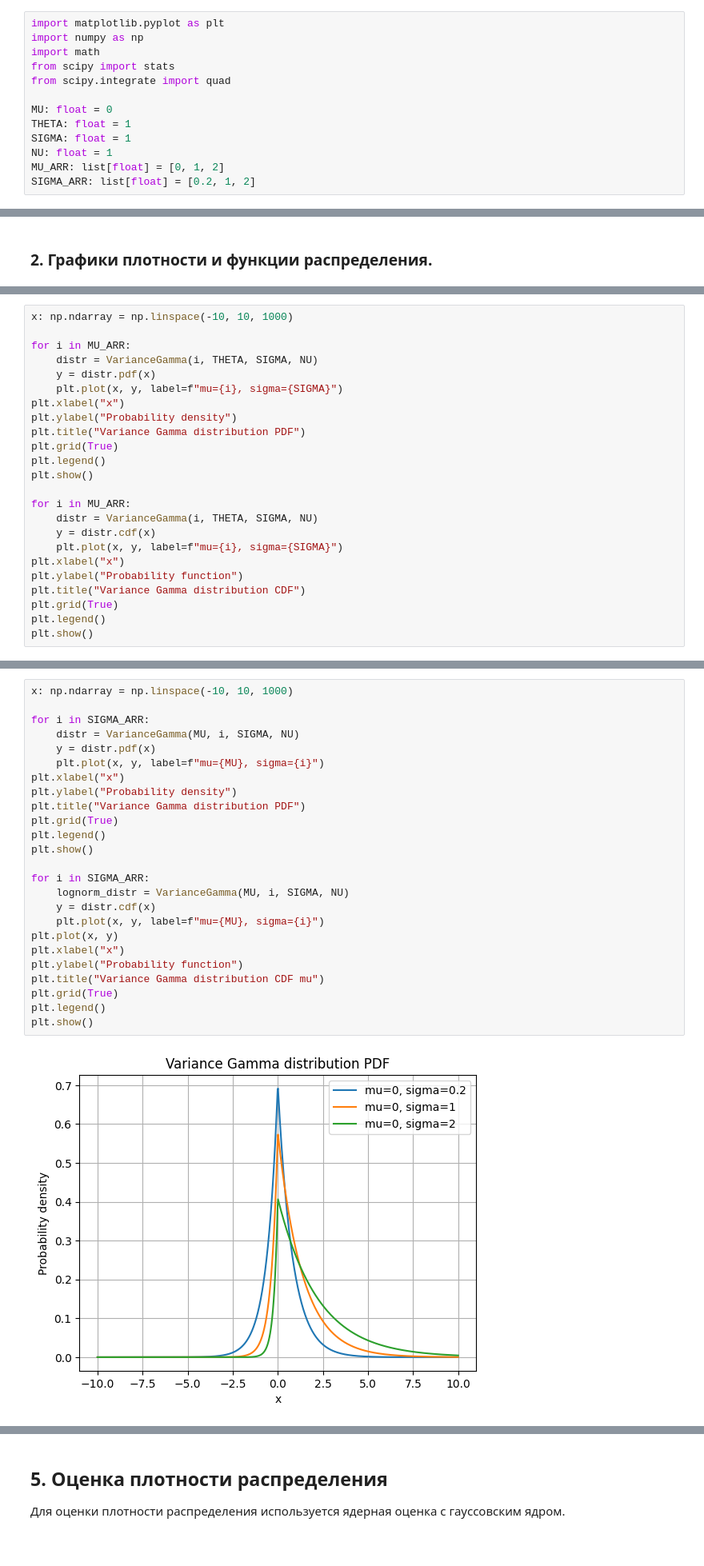
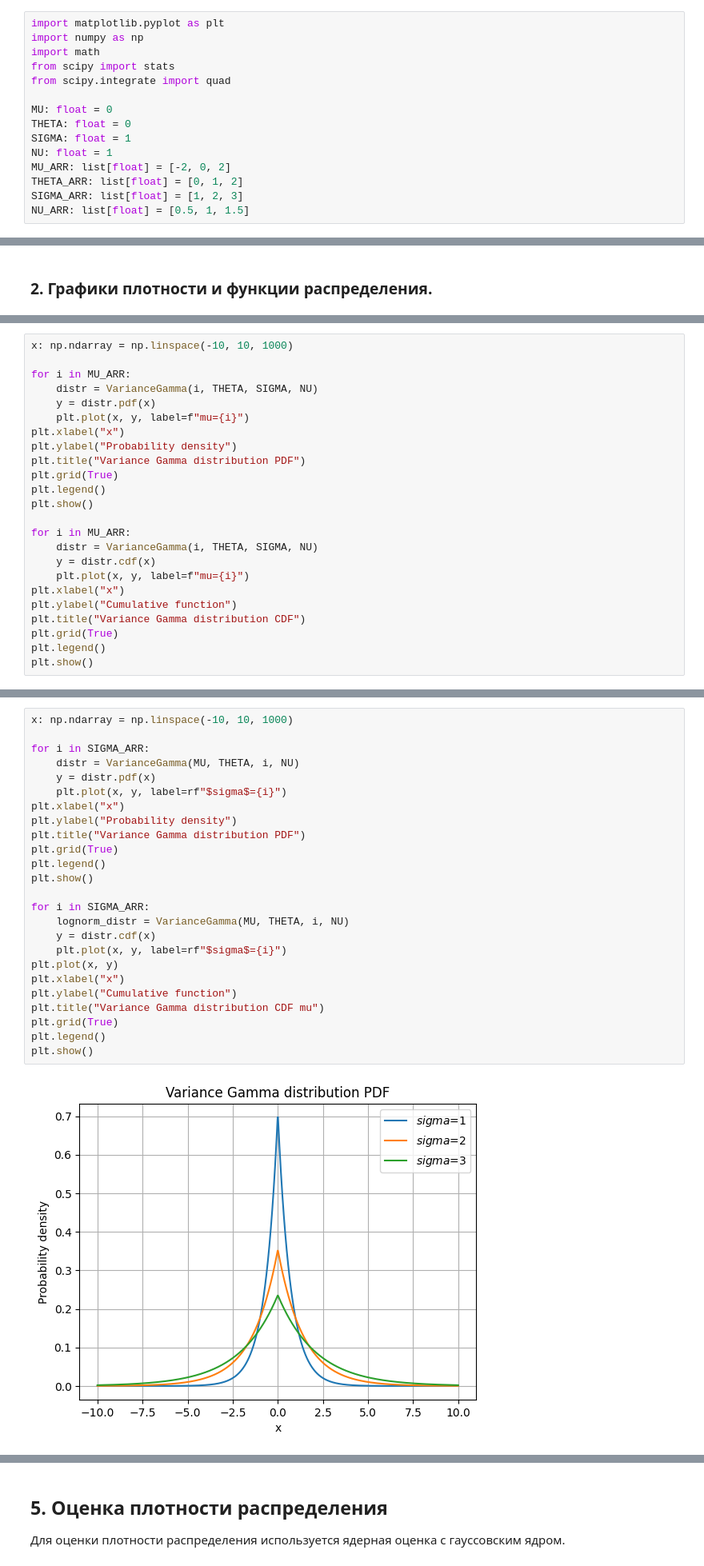
Before and after one commit to Klimentij-Kvl/famcs-archive, a Jupyter notebook: 3-year/Statistical Analysis of Time Series/lab2_kovalevskij.ipynb, the cells around one changed output, grey strips where cells are left out. Shown at 80% size. Drawn from its saved outputs; the diff is of its cells as text.

```diff
--- a/3-year/Statistical Analysis of Time Series/lab2_kovalevskij.ipynb
+++ b/3-year/Statistical Analysis of Time Series/lab2_kovalevskij.ipynb
@@ -23,11 +23,13 @@ from scipy import stats
 from scipy.integrate import quad
 
 MU: float = 0
-THETA: float = 1
+THETA: float = 0
 SIGMA: float = 1
 NU: float = 1
-MU_ARR: list[float] = [0, 1, 2]
-SIGMA_ARR: list[float] = [0.2, 1, 2]
+MU_ARR: list[float] = [-2, 0, 2]
+THETA_ARR: list[float] = [0, 1, 2]
+SIGMA_ARR: list[float] = [1, 2, 3]
+NU_ARR: list[float] = [0.5, 1, 1.5]
 # %% [markdown]
 Класс для работы с логнормальным распределением: заданные плотность распределения, функция распределения и алгоритм, используемый для генерации случайных величин из распределения Variance Gamma.
 # %%
@@ -88,7 +90,7 @@ x: np.ndarray = np.linspace(-10, 10, 1000)
 for i in MU_ARR:
     distr = VarianceGamma(i, THETA, SIGMA, NU)
     y = distr.pdf(x)
-    plt.plot(x, y, label=f"mu={i}, sigma={SIGMA}")
+    plt.plot(x, y, label=f"mu={i}")
 plt.xlabel("x")
 plt.ylabel("Probability density")
 plt.title("Variance Gamma distribution PDF")
@@ -99,9 +101,9 @@ plt.show()
 for i in MU_ARR:
     distr = VarianceGamma(i, THETA, SIGMA, NU)
     y = distr.cdf(x)
-    plt.plot(x, y, label=f"mu={i}, sigma={SIGMA}")
+    plt.plot(x, y, label=f"mu={i}")
 plt.xlabel("x")
-plt.ylabel("Probability function")
+plt.ylabel("Cumulative function")
 plt.title("Variance Gamma distribution CDF")
 plt.grid(True)
 plt.legend()
@@ -118,27 +120,27 @@ plt.show()
 # %%
 x: np.ndarray = np.linspace(-10, 10, 1000)
 
 for i in SIGMA_ARR:
-    distr = VarianceGamma(MU, i, SIGMA, NU)
+    distr = VarianceGamma(MU, THETA, i, NU)
     y = distr.pdf(x)
-    plt.plot(x, y, label=f"mu={MU}, sigma={i}")
+    plt.plot(x, y, label=rf"$sigma$={i}")
 plt.xlabel("x")
 plt.ylabel("Probability density")
 plt.title("Variance Gamma distribution PDF")
 plt.grid(True)
 plt.legend()
 plt.show()
 
 for i in SIGMA_ARR:
-    lognorm_distr = VarianceGamma(MU, i, SIGMA, NU)
+    lognorm_distr = VarianceGamma(MU, THETA, i, NU)
     y = distr.cdf(x)
-    plt.plot(x, y, label=f"mu={MU}, sigma={i}")
+    plt.plot(x, y, label=rf"$sigma$={i}")
 plt.plot(x, y)
 plt.xlabel("x")
-plt.ylabel("Probability function")
+plt.ylabel("Cumulative function")
 plt.title("Variance Gamma distribution CDF mu")
 plt.grid(True)
 plt.legend()
 plt.show()
 # %% [output]
-[figure, old version]
+[figure, new version]
```
Also changed, not shown: parts of 19 cells of this notebook.
